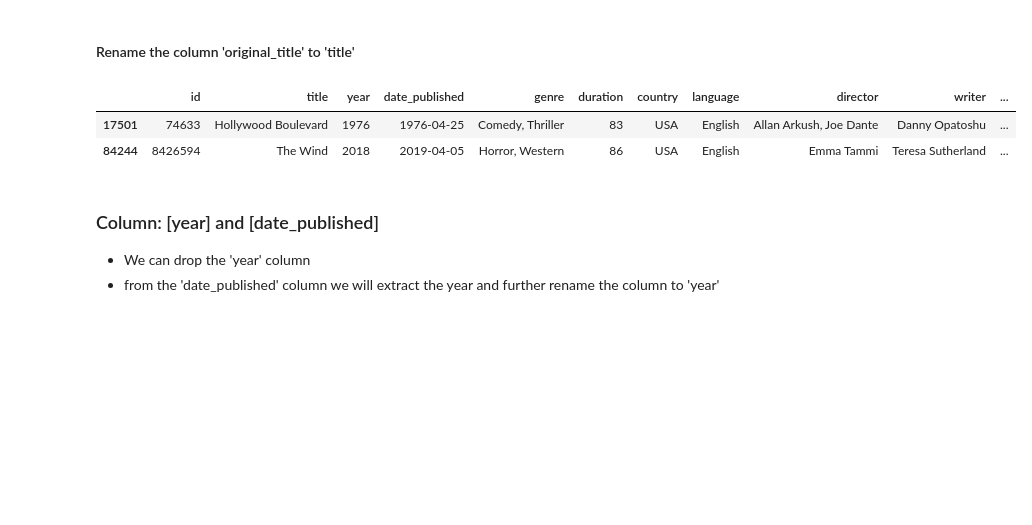
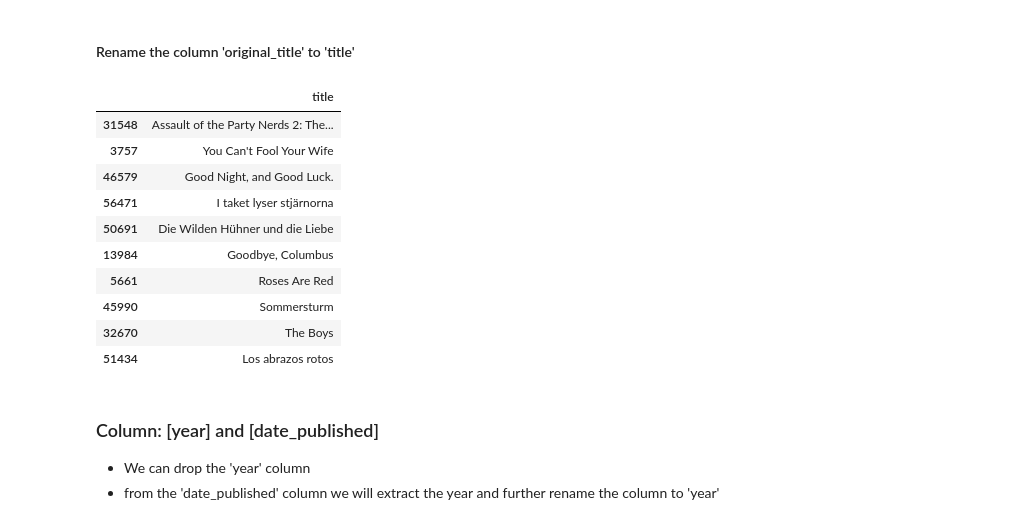
Before and after one commit to anandavii/IMDB_Movie_Cleaning_Python, a Jupyter notebook: imdb movie cleaning.ipynb, the cells around one changed output. Drawn from its saved outputs; the diff is of its cells as text; code cells hidden in the pictures; blank space fills up the shorter version.

```diff
--- a/imdb movie cleaning.ipynb
+++ b/imdb movie cleaning.ipynb
@@ -145,11 +145,19 @@ mv.drop(columns=['title'],inplace=True)
 # %%
 # Rename the column 'original_title' to 'title'
 mv.rename(columns={'original_title':'title'}, inplace=True)
-mv.sample(2)
+mv[['title']].sample(10)
 # %% [output]
-|  | id | title | year | date_published | genre | duration | country | language | director | writer | ... |
-| 17501 | 74633 | Hollywood Boulevard | 1976 | 1976-04-25 | Comedy, Thriller | 83 | USA | English | Allan Arkush, Joe Dante | Danny Opatoshu | ... |
-| 84244 | 8426594 | The Wind | 2018 | 2019-04-05 | Horror, Western | 86 | USA | English | Emma Tammi | Teresa Sutherland | ... |
+|  | title |
+| 31548 | Assault of the Party Nerds 2: The... |
+| 3757 | You Can't Fool Your Wife |
+| 46579 | Good Night, and Good Luck. |
+| 56471 | I taket lyser stjärnorna |
+| 50691 | Die Wilden Hühner und die Liebe |
+| 13984 | Goodbye, Columbus |
+| 5661 | Roses Are Red |
+| 45990 | Sommersturm |
+| 32670 | The Boys |
+| 51434 | Los abrazos rotos |
 # %% [markdown]
 ### Column: [year] and [date_published]
 - We can drop the 'year' column
```
Also changed, not shown: parts of 10 cells of this notebook.
